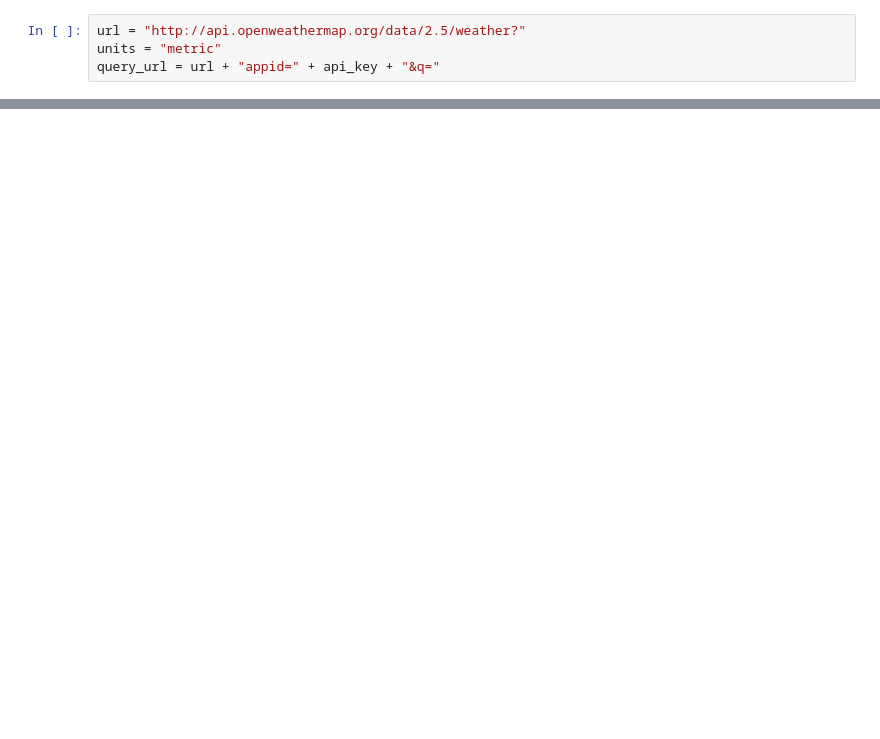
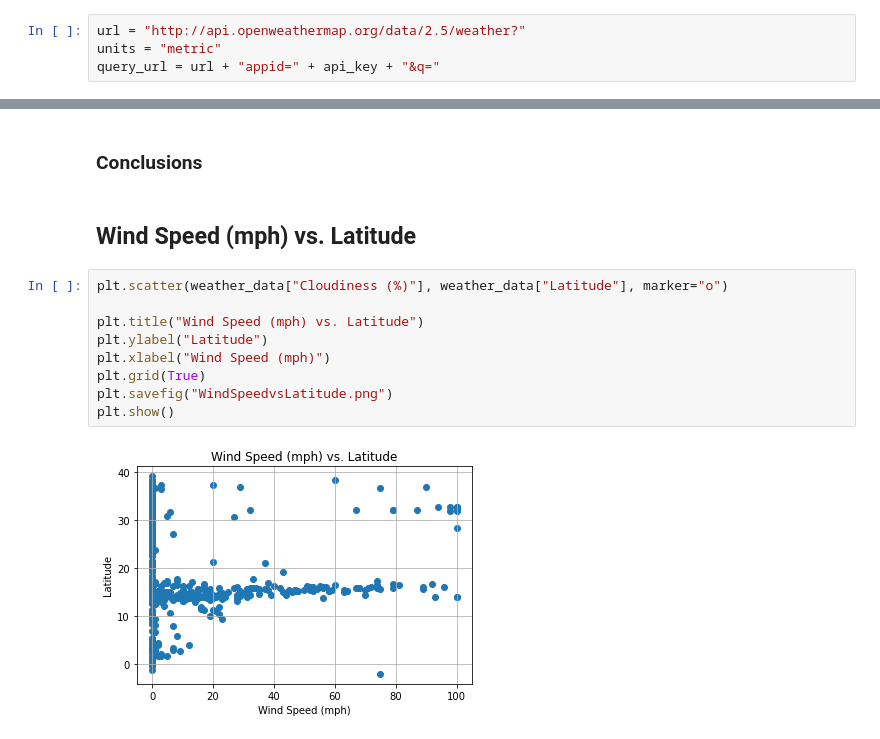
Before and after one commit to SugeilyMG/python-api-challenge, a Jupyter notebook: WeatherPy/WeatherPy.ipynb, the cells around one changed output, grey strips where cells are left out. Drawn from its saved outputs; the diff is of its cells as text; blank space fills up the shorter version.

```diff
--- a/WeatherPy/WeatherPy.ipynb
+++ b/WeatherPy/WeatherPy.ipynb
@@ -72,0 +128,15 @@ weather_data.head()
+# %% [markdown]
+### Conclusions
+# %% [markdown]
+## Wind Speed (mph) vs. Latitude
+# %%
+plt.scatter(weather_data["Cloudiness (%)"], weather_data["Latitude"], marker="o")
+
+plt.title("Wind Speed (mph) vs. Latitude")
+plt.ylabel("Latitude")
+plt.xlabel("Wind Speed (mph)")
+plt.grid(True)
+plt.savefig("WindSpeedvsLatitude.png")
+plt.show()
+# %% [output]
+[figure, added]
```
Also changed, not shown: parts of 12 cells of this notebook.
